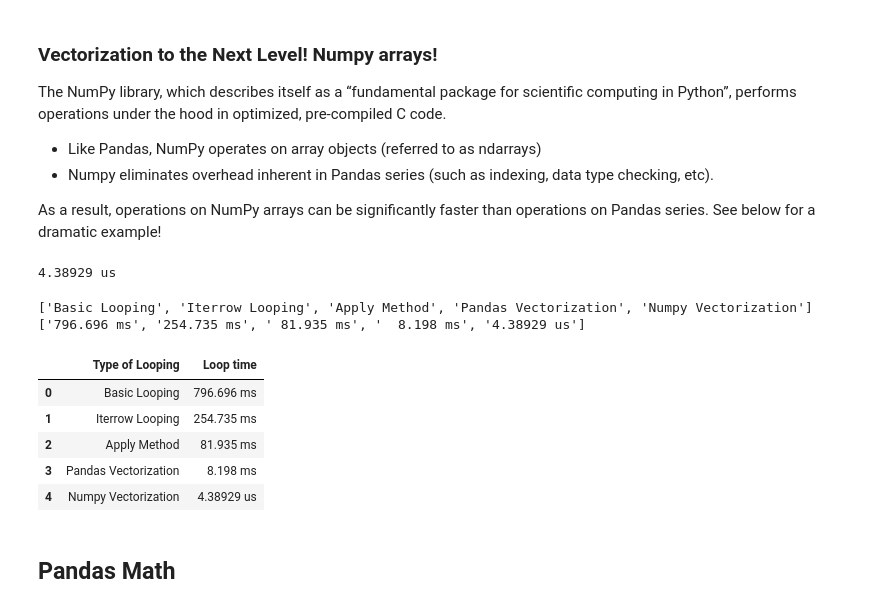
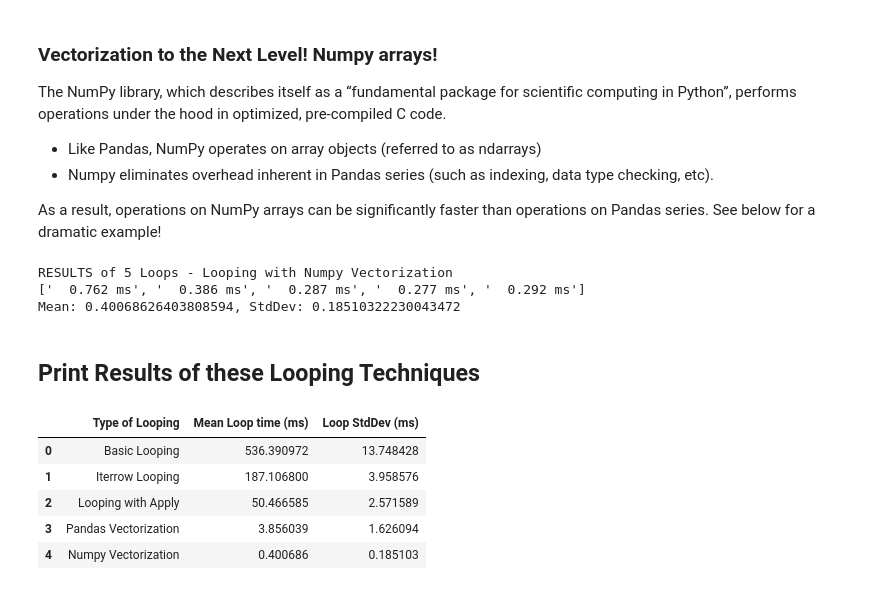
Before and after one commit to todnewman/coe_training, a Jupyter notebook: Basic_Data_Engineering.ipynb, the cells around one changed output. Cells and saved outputs as stored; diff of their text form; code cells hidden in the pictures.

```diff
--- a/Basic_Data_Engineering.ipynb
+++ b/Basic_Data_Engineering.ipynb
@@ -390,34 +759,42 @@ The NumPy library, which describes itself as a “fundamental package for scient
 *  Numpy eliminates overhead inherent in Pandas series (such as indexing, data type checking, etc).
 
 As a result, operations on NumPy arrays can be significantly faster than operations on Pandas series.  See below for a dramatic example!
-# %%
-start = time.time()
-
-# Vectorized implementation of Haversine applied on NumPy arrays
-df['distance'] = haversine(40.671, -73.985, df['latitude'].values, df['longitude'].values)
-
-end = time.time()
-msg = ("%7.5F us" % ((end - start)*1000) )
-res.append(msg)
-name.append('Numpy Vectorization')
-print(msg)
-# %% [output]
-4.38929 us
+# %%
+res = []
+num = []
+
+# Haversine applied on rows via iteration
+for l in range(0,loops):
+    start = time.time()
+    # Vectorized implementation of Haversine applied on Pandas series
+    df['distance'] = haversine(32.266, 110.985, df['latitude'].values, df['longitude'].values)
+    end = time.time()
+    delta = (end - start)*1000
+    msg = ("%7.3F ms" % delta)
+    res.append(msg)
+    num.append(delta)
+name.append('Numpy Vectorization')
+print(f"RESULTS of {loops} Loops - Looping with Numpy Vectorization")
+print(res)
+print(f"Mean: {np.mean(num, axis=0)}, StdDev: {np.std(num, axis=0)}")
+mean_res.append(np.mean(num, axis=0))
+std_res.append(np.std(num, axis=0))
+# %% [output]
+RESULTS of 5 Loops - Looping with Numpy Vectorization
+['  0.762 ms', '  0.386 ms', '  0.287 ms', '  0.277 ms', '  0.292 ms']
+Mean: 0.40068626403808594, StdDev: 0.18510322230043472
+# %% [markdown]
+## Print Results of these Looping Techniques
 # %%
-print(name)
-print (res)
 results = pd.DataFrame()
 results['Type of Looping'] = name
-results['Loop time'] = res
+results['Mean Loop time (ms)'] = mean_res
+results['Loop StdDev (ms)'] = std_res
 results
 # %% [output]
-['Basic Looping', 'Iterrow Looping', 'Apply Method', 'Pandas Vectorization', 'Numpy Vectorization']
-['796.696 ms', '254.735 ms', ' 81.935 ms', '  8.198 ms', '4.38929 us']
-|  | Type of Looping | Loop time |
-| 0 | Basic Looping | 796.696 ms |
-| 1 | Iterrow Looping | 254.735 ms |
-| 2 | Apply Method | 81.935 ms |
-| 3 | Pandas Vectorization | 8.198 ms |
-| 4 | Numpy Vectorization | 4.38929 us |
+|  | Type of Looping | Mean Loop time (ms) | Loop StdDev (ms) |
+| 0 | Basic Looping | 536.390972 | 13.748428 |
+| 1 | Iterrow Looping | 187.106800 | 3.958576 |
+| 2 | Looping with Apply | 50.466585 | 2.571589 |
+| 3 | Pandas Vectorization | 3.856039 | 1.626094 |
+| 4 | Numpy Vectorization | 0.400686 | 0.185103 |
-# %% [markdown]
-## Pandas Math
```
Also changed, not shown: parts of 42 cells of this notebook.
